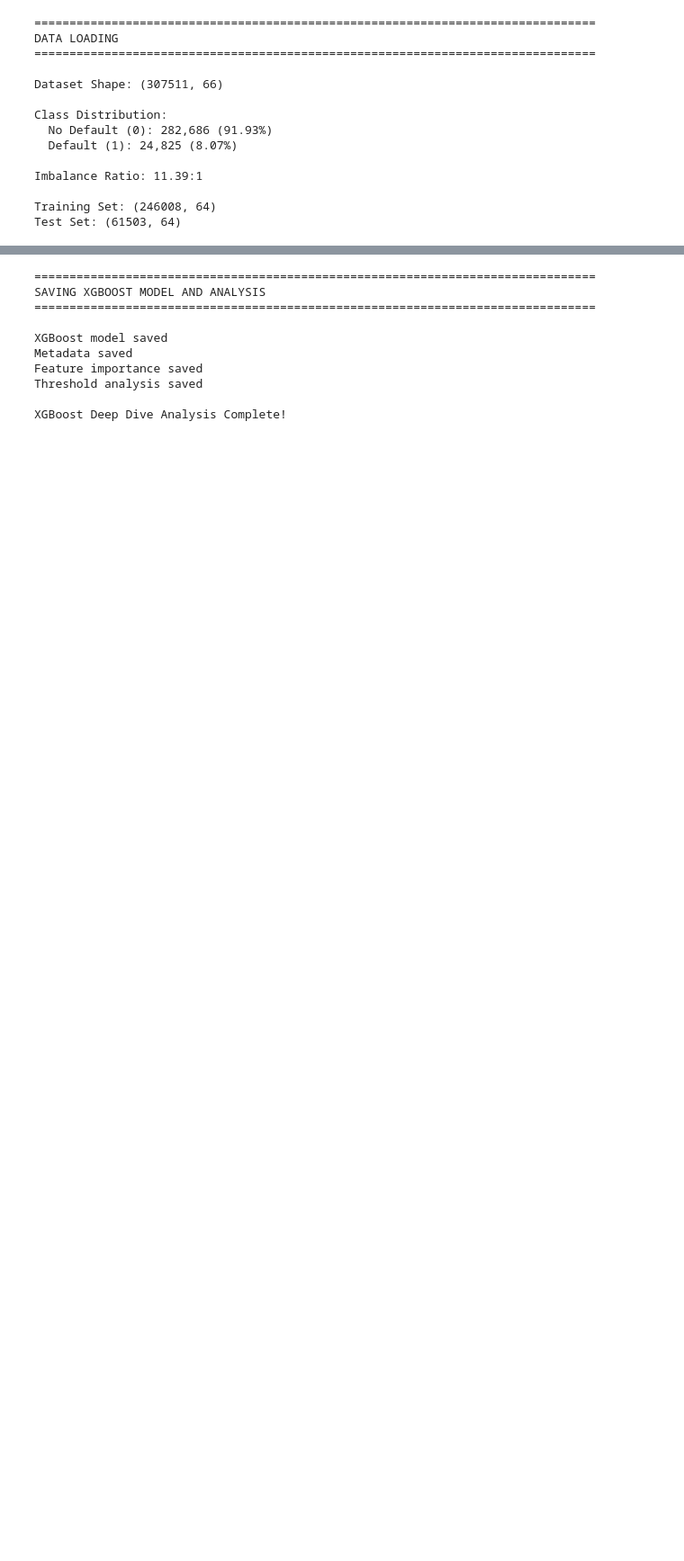
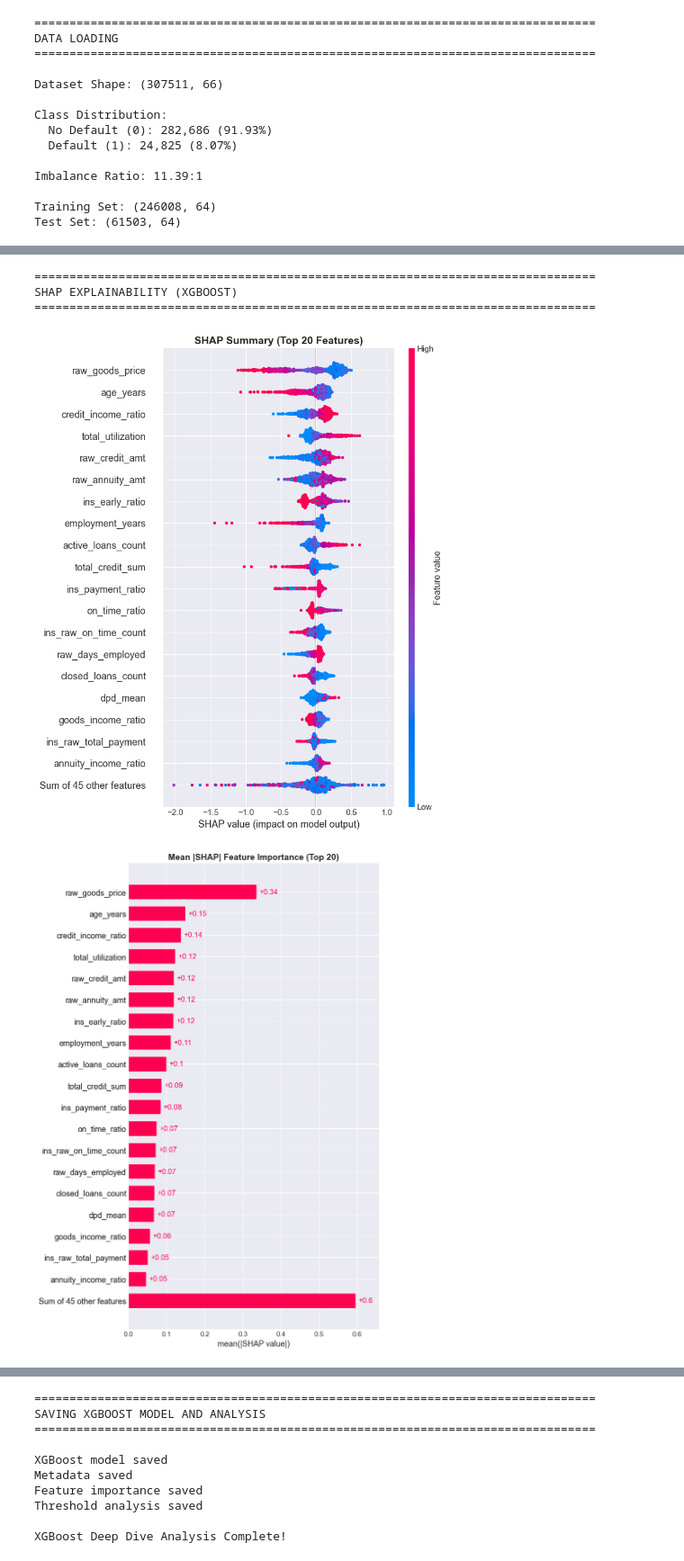
Before and after one commit to blacki0214/Credit-Scoring, a Jupyter notebook: notebooks/base_model/03_modeling/04_xgboost.ipynb, the cells around one changed output, grey strips where cells are left out. Shown at 90% size. Cells and saved outputs as stored; diff of their text form; code cells hidden in the pictures; blank space fills up the shorter version.

```diff
--- a/notebooks/base_model/03_modeling/04_xgboost.ipynb
+++ b/notebooks/base_model/03_modeling/04_xgboost.ipynb
@@ -753,0 +843,56 @@ Training Insights:
+# %%
+# SHAP Explainability for XGBoost
+print("="*80)
+print("SHAP EXPLAINABILITY (XGBOOST)")
+print("="*80)
+
+try:
+    import shap
+except ImportError:
+    raise ImportError("SHAP is not installed. Run: %pip install shap")
+
+# Build a safe DataFrame for SHAP input (sampling keeps runtime manageable)
+if hasattr(X_test, "sample"):
+    X_shap = X_test.sample(min(1000, len(X_test)), random_state=42)
+else:
+    # Fallback if X_test is ndarray
+    feature_names = list(X.columns) if hasattr(X, "columns") else [f"feature_{i}" for i in range(X_test.shape[1])]
+    X_shap = pd.DataFrame(X_test, columns=feature_names).sample(min(1000, len(X_test)), random_state=42)
+
+# Tree models work well with SHAP's generic explainer API
+explainer = shap.Explainer(optimized_model, X_shap)
+shap_values = explainer(X_shap)
+
+# Global importance (beeswarm)
+plt.figure(figsize=(12, 8))
+shap.plots.beeswarm(shap_values, max_display=20, show=False)
+plt.title("SHAP Summary (Top 20 Features)", fontsize=14, fontweight='bold')
+plt.tight_layout()
+plt.show()
+
+# Mean absolute SHAP importance (bar)
+plt.figure(figsize=(10, 8))
+shap.plots.bar(shap_values, max_display=20, show=False)
+plt.title("Mean |SHAP| Feature Importance (Top 20)", fontsize=14, fontweight='bold')
+plt.tight_layout()
+plt.show()
+
+# Save top SHAP features for reporting
+mean_abs_shap = np.abs(shap_values.values).mean(axis=0)
+shap_importance = pd.DataFrame({
+    'feature': X_shap.columns,
+    'mean_abs_shap': mean_abs_shap
+}).sort_values('mean_abs_shap', ascending=False).reset_index(drop=True)
+
+print("\nTop 10 features by mean |SHAP|:")
+print(shap_importance.head(10).to_string(index=False))
+
+# Optional: save SHAP importances
+shap_importance.to_csv(r"D:\Project_A\Credit-Scoring\output\models\xgboost_shap_importance.csv", index=False)
+print("\nSaved: output/models/xgboost_shap_importance.csv")
+# %% [output]
+================================================================================
+SHAP EXPLAINABILITY (XGBOOST)
+================================================================================
+[figure, added]
+[figure, added]
```
Also changed, not shown: parts of 14 cells of this notebook, 4 other files.
